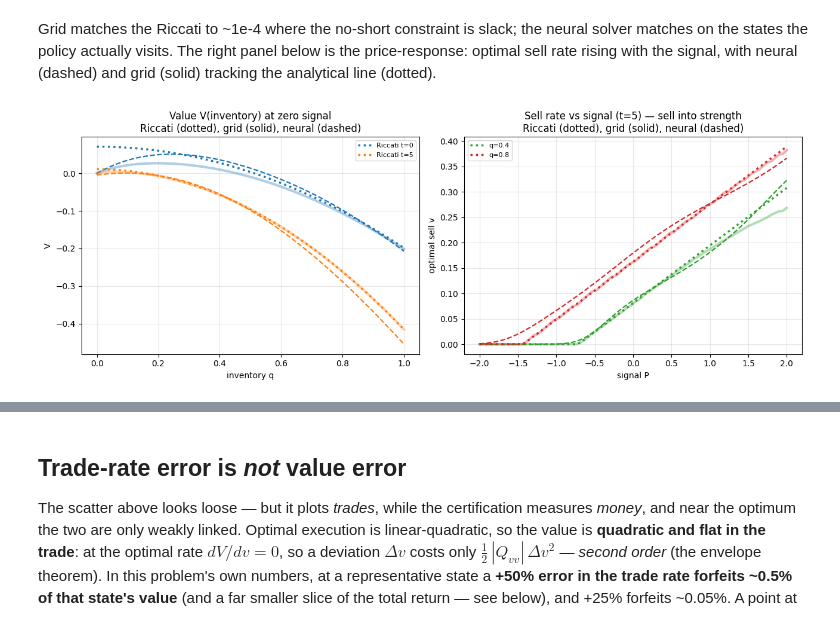
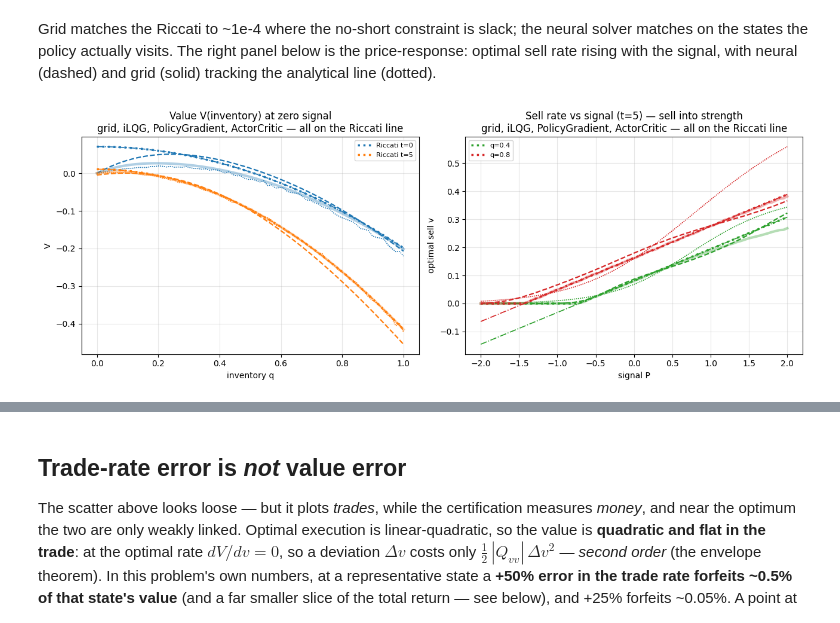
Before and after one commit to tbb300/bellgrid, a Jupyter notebook: examples/11_liquidation/liquidation.ipynb, the cells around one changed output, grey strips where cells are left out. Cells and saved outputs as stored; diff of their text form; code cells hidden in the pictures.

```diff
--- a/examples/11_liquidation/liquidation.ipynb
+++ b/examples/11_liquidation/liquidation.ipynb
@@ -144,6 +145,9 @@ pol_g, val_g = solve(prob1,
 pol_n, val_n = solve(prob1, solver=ActorCritic(
     n_quad=7, hidden=(64, 64), state_samples=1024, steps=200, lr=3e-3,
     n_global=8, n_local=8, twin_critic=True, seed=0))
+pol_il1, val_il1 = solve(prob1, solver=iLQG(), device="cpu")
+pol_pg1, val_pg1 = solve(prob1, solver=PolicyGradient(
+    steps=200, batch=1024, hidden=(64, 64), seed=0), device="cpu")
 
 
 def v_ric1(t, q, p):
@@ -178,25 +182,29 @@ neural (dashed) and grid (solid) tracking the analytical line (dotted).
 # %%
 fig, (axA, axB) = plt.subplots(1, 2, figsize=(13, 4.8))
 # Value vs inventory at zero signal.
 qq = torch.linspace(0.0, 1.0, 80, dtype=torch.float64)
 for t, c in [(0, "C0"), (5, "C1")]:
     st = {"q0": qq, "P0": torch.zeros_like(qq)}
     axA.plot(qq, [V_ric1(t, x, 0.0) for x in qq.tolist()], color=c, ls=":", lw=2.5, label=f"Riccati t={t}")
     axA.plot(qq, val_g(st, t), color=c, lw=3, alpha=0.35)
     axA.plot(qq, val_n(st, t).cpu(), color=c, ls="--", lw=1.6)
-axA.set(title="Value V(inventory) at zero signal\nRiccati (dotted), grid (solid), neural (dashed)",
+    axA.plot(qq, val_il1(st, t).cpu(), color=c, ls="-.", lw=1.2)
+    axA.plot(qq, val_pg1(st, t).cpu(), color=c, ls=(0, (1, 1)), lw=1.2)
+axA.set(title="Value V(inventory) at zero signal\ngrid, iLQG, PolicyGradient, ActorCritic — all on the Riccati line",
         xlabel="inventory q", ylabel="V"); axA.legend(fontsize=8); axA.grid(alpha=0.3)
 # Sell rate vs signal at fixed inventory, mid-horizon.
 pp = torch.linspace(-2.0, 2.0, 80, dtype=torch.float64)
 t = 5
 for q0, c in [(0.4, "C2"), (0.8, "C3")]:
     st = {"q0": torch.full_like(pp, q0), "P0": pp}
     axB.plot(pp, [v_ric1(t, q0, p) for p in pp.tolist()], color=c, ls=":", lw=2.5, label=f"q={q0}")
     axB.plot(pp, pol_g(st, t)["v0"], color=c, lw=3, alpha=0.35)
     axB.plot(pp, pol_n(st, t)["v0"].cpu(), color=c, ls="--", lw=1.6)
-axB.set(title="Sell rate vs signal (t=5) — sell into strength\nRiccati (dotted), grid (solid), neural (dashed)",
+    axB.plot(pp, pol_il1(st, t)["v0"].cpu(), color=c, ls="-.", lw=1.2)
+    axB.plot(pp, pol_pg1(st, t)["v0"].cpu(), color=c, ls=(0, (1, 1)), lw=1.2)
+axB.set(title="Sell rate vs signal (t=5) — sell into strength\ngrid, iLQG, PolicyGradient, ActorCritic — all on the Riccati line",
         xlabel="signal P", ylabel="optimal sell v"); axB.legend(fontsize=8); axB.grid(alpha=0.3)
 plt.tight_layout()
 plt.show()
 # %% [output]
-[figure, old version]
+[figure, new version]
```
Also changed, not shown: parts of 14 cells of this notebook, 2 other files.
